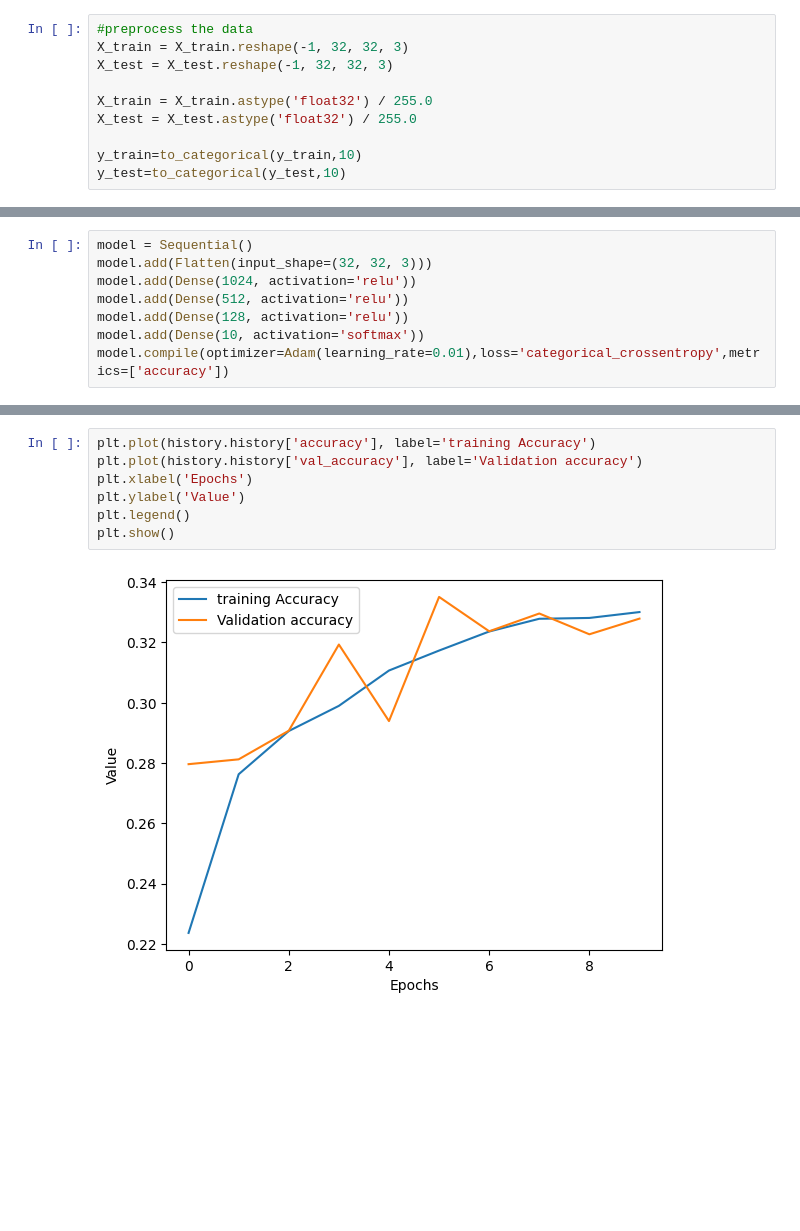
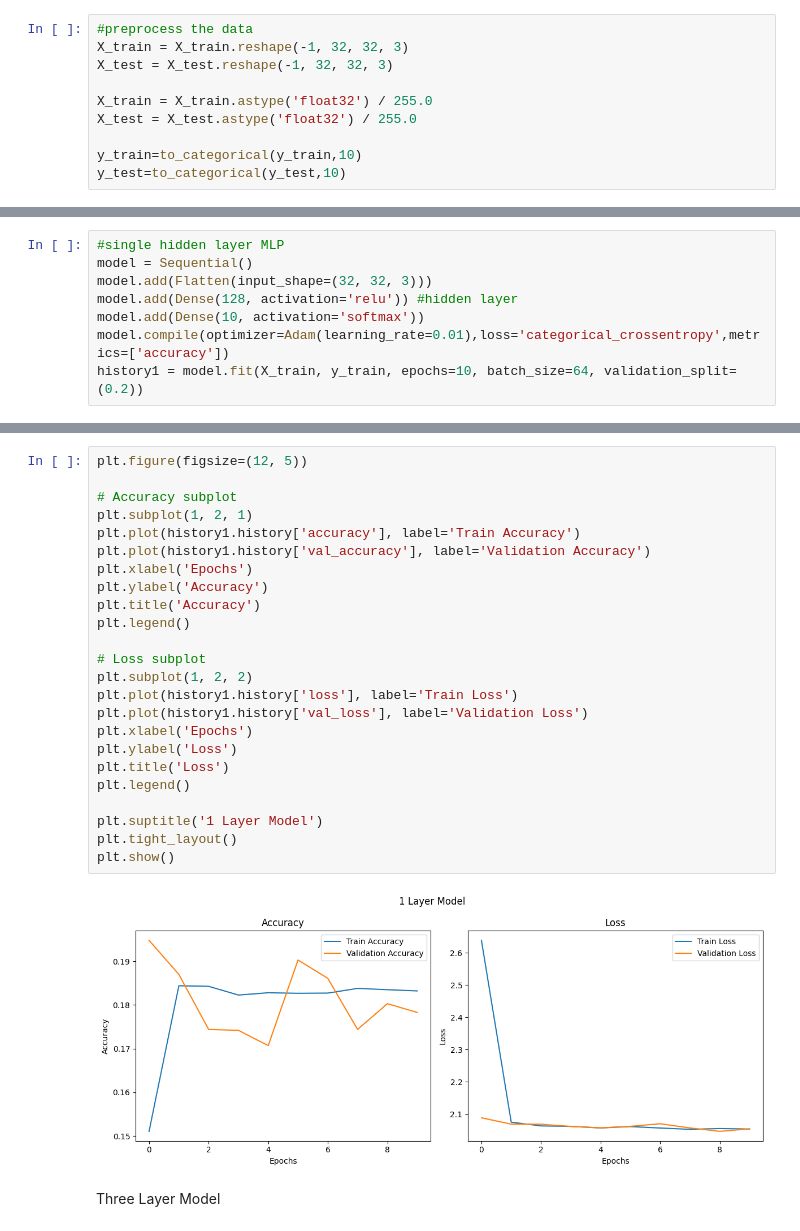
Before and after one commit to kRaghuram5/AIBootcamp, a Jupyter notebook: cifar10_mlp.keras.ipynb, the cells around one changed output, grey strips where cells are left out. Saved outputs shown, nothing was run; the diff lists cells and outputs as text; blank space fills up the shorter version.

```diff
--- a/cifar10_mlp.keras.ipynb
+++ b/cifar10_mlp.keras.ipynb
@@ -46,8 +49,8 @@ y_test=to_categorical(y_test,10)
 # %%
+#single hidden layer MLP
 model = Sequential()
 model.add(Flatten(input_shape=(32, 32, 3)))
-model.add(Dense(1024, activation='relu'))
-model.add(Dense(512, activation='relu'))
-model.add(Dense(128, activation='relu'))
+model.add(Dense(128, activation='relu')) #hidden layer
 model.add(Dense(10, activation='softmax'))
 model.compile(optimizer=Adam(learning_rate=0.01),loss='categorical_crossentropy',metrics=['accuracy'])
+history1 = model.fit(X_train, y_train, epochs=10, batch_size=64, validation_split=(0.2))
@@ -77,10 +78,29 @@ Epoch 10/10
 # %%
-plt.plot(history.history['accuracy'], label='training Accuracy')
-plt.plot(history.history['val_accuracy'], label='Validation accuracy')
+plt.figure(figsize=(12, 5))
+
+# Accuracy subplot
+plt.subplot(1, 2, 1)
+plt.plot(history1.history['accuracy'], label='Train Accuracy')
+plt.plot(history1.history['val_accuracy'], label='Validation Accuracy')
 plt.xlabel('Epochs')
-plt.ylabel('Value')
+plt.ylabel('Accuracy')
+plt.title('Accuracy')
 plt.legend()
+
+# Loss subplot
+plt.subplot(1, 2, 2)
+plt.plot(history1.history['loss'], label='Train Loss')
+plt.plot(history1.history['val_loss'], label='Validation Loss')
+plt.xlabel('Epochs')
+plt.ylabel('Loss')
+plt.title('Loss')
+plt.legend()
+
+plt.suptitle('1 Layer Model')
+plt.tight_layout()
 plt.show()
 # %% [output]
-[figure, old version]
+[figure, new version]
+# %% [markdown]
+Three Layer Model
 # %%
```
Also changed, not shown: parts of 10 cells of this notebook.
